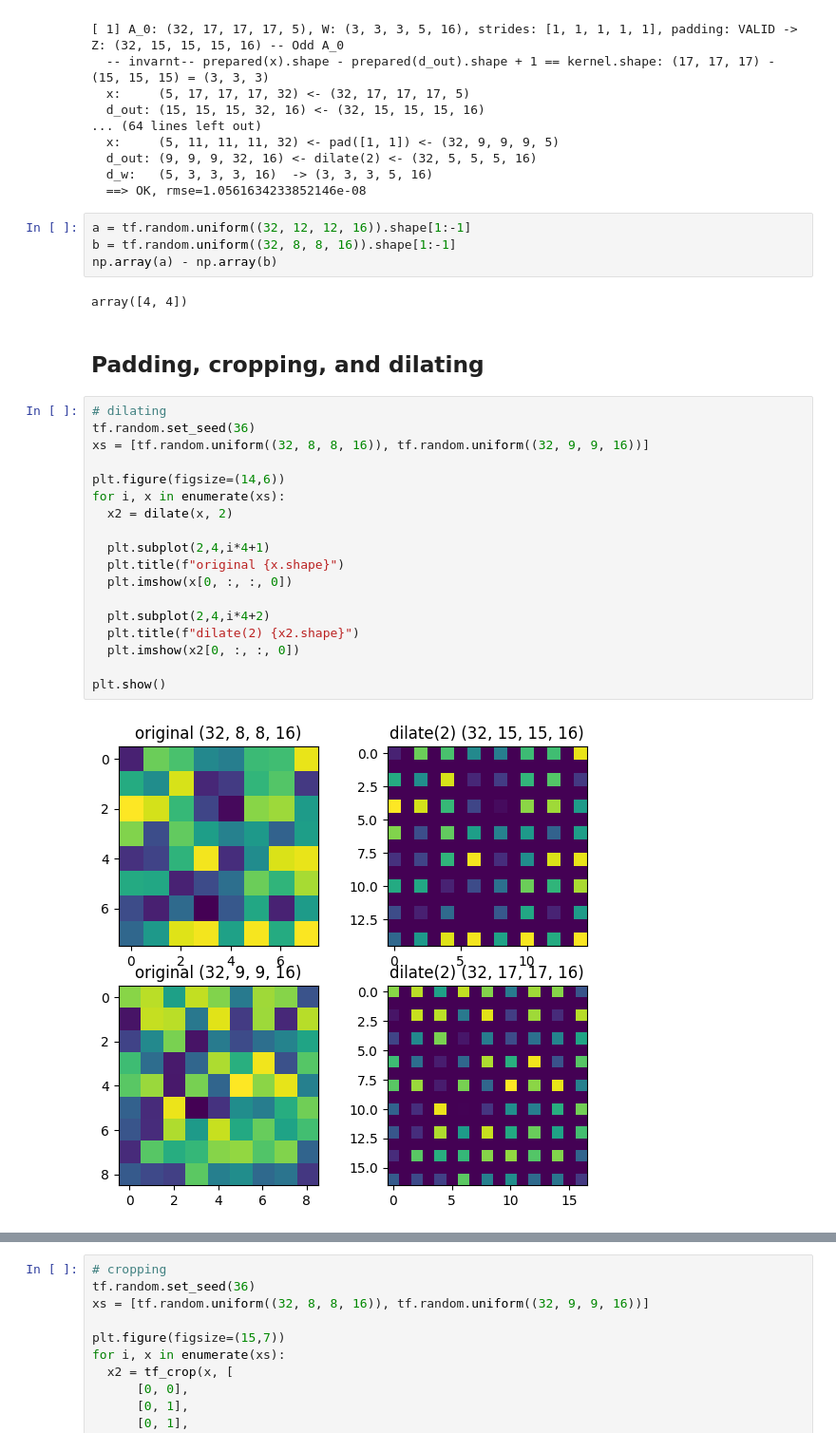
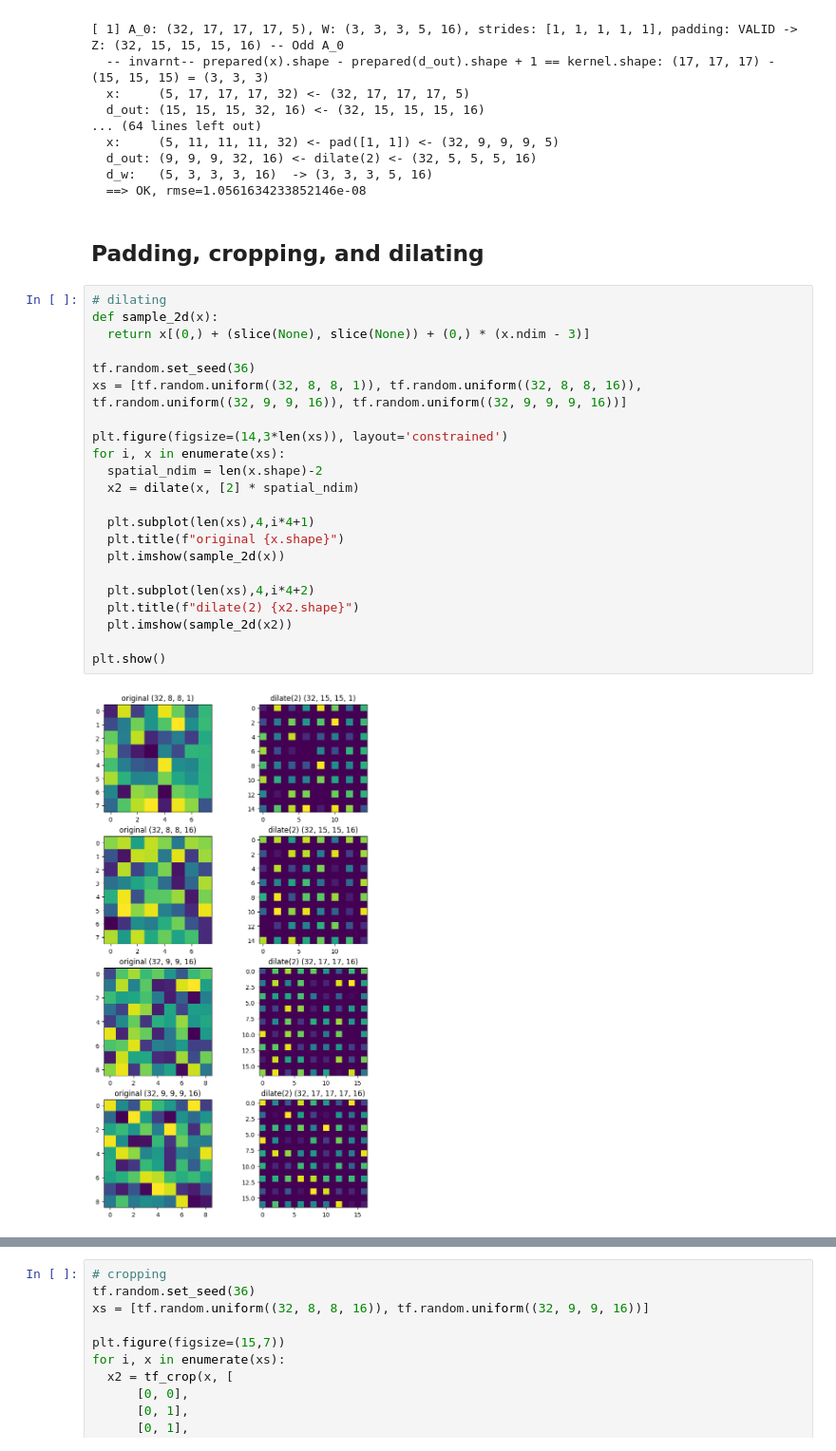
Before and after one commit to malcolmlett/training-instrumentation-toolkit, a Jupyter notebook: Learning_visualisations_v12c_ConvBackprop.ipynb, the cells around one changed output, grey strips where cells are left out. Shown at 95% size. Cells and saved outputs as stored; diff of their text form.

```diff
--- a/Learning_visualisations_v12c_ConvBackprop.ipynb
+++ b/Learning_visualisations_v12c_ConvBackprop.ipynb
@@ -627,31 +896,29 @@ test_conv_backprop(counters, A_0_shape=(32,  9,  9,  9, 5), W_shape=(3, 3, 3, 5,
   d_out: (9, 9, 9, 32, 16) <- dilate(2) <- (32, 5, 5, 5, 16)
   d_w:   (5, 3, 3, 3, 16)  -> (3, 3, 3, 5, 16)
   ==> OK, rmse=1.0561634233852146e-08
-# %%
-a = tf.random.uniform((32, 12, 12, 16)).shape[1:-1]
-b = tf.random.uniform((32, 8, 8, 16)).shape[1:-1]
-np.array(a) - np.array(b)
-# %% [output]
-array([4, 4])
 # %% [markdown]
 ## Padding, cropping, and dilating
 # %%
 # dilating
+def sample_2d(x):
+  return x[(0,) + (slice(None), slice(None)) + (0,) * (x.ndim - 3)]
+
 tf.random.set_seed(36)
-xs = [tf.random.uniform((32, 8, 8, 16)), tf.random.uniform((32, 9, 9, 16))]
+xs = [tf.random.uniform((32, 8, 8, 1)), tf.random.uniform((32, 8, 8, 16)), tf.random.uniform((32, 9, 9, 16)), tf.random.uniform((32, 9, 9, 9, 16))]
 
-plt.figure(figsize=(14,6))
+plt.figure(figsize=(14,3*len(xs)), layout='constrained')
 for i, x in enumerate(xs):
-  x2 = dilate(x, 2)
+  spatial_ndim = len(x.shape)-2
+  x2 = dilate(x, [2] * spatial_ndim)
 
-  plt.subplot(2,4,i*4+1)
+  plt.subplot(len(xs),4,i*4+1)
   plt.title(f"original {x.shape}")
-  plt.imshow(x[0, :, :, 0])
+  plt.imshow(sample_2d(x))
 
-  plt.subplot(2,4,i*4+2)
+  plt.subplot(len(xs),4,i*4+2)
   plt.title(f"dilate(2) {x2.shape}")
-  plt.imshow(x2[0, :, :, 0])
+  plt.imshow(sample_2d(x2))
 
 plt.show()
 # %% [output]
-[figure, old version]
+[figure, new version]
```
Also changed, not shown: parts of 11 cells of this notebook.
